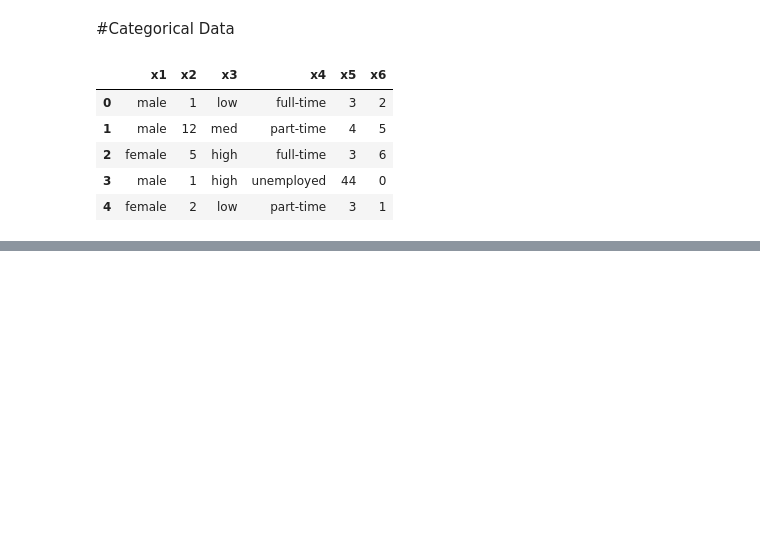
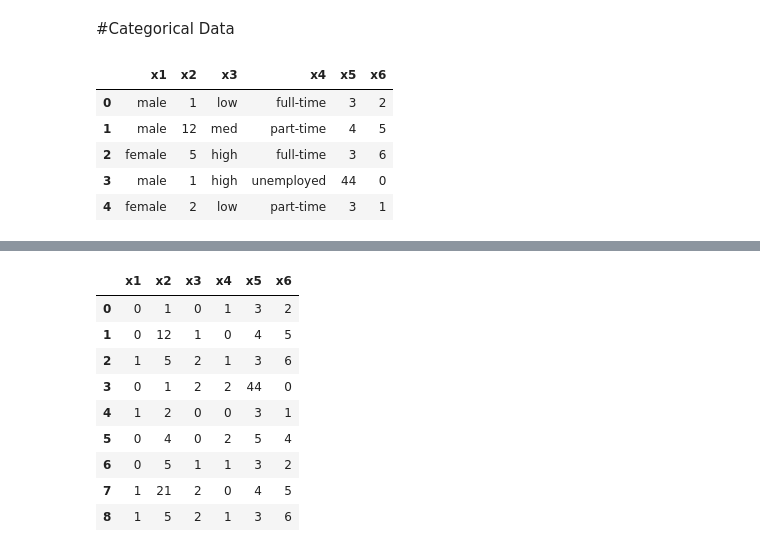
Before and after one commit to MoazzemhossainMoazz/EDGE_AI, a Jupyter notebook: Data_Preprocessing.ipynb, the cells around one changed output, grey strips where cells are left out. Drawn from its saved outputs; the diff is of its cells as text; code cells hidden in the pictures; blank space fills up the shorter version.

```diff
--- a/Data_Preprocessing.ipynb
+++ b/Data_Preprocessing.ipynb
@@ -564,9 +578,20 @@ print(data['x4'].unique())
 # %%
 data.replace({
     'x1' : {'male':0,'female': 1},
     'x3' : {'low':0, 'med':1, 'high': 2},
-    'x4' : {'part_time': 0, 'full-time': 1, 'unemployed':2}
+    'x4' : {'part-time': 0, 'full-time': 1, 'unemployed':2}
 })
+# %% [output]
+|  | x1 | x2 | x3 | x4 | x5 | x6 |
+| 0 | 0 | 1 | 0 | 1 | 3 | 2 |
+| 1 | 0 | 12 | 1 | 0 | 4 | 5 |
+| 2 | 1 | 5 | 2 | 1 | 3 | 6 |
+| 3 | 0 | 1 | 2 | 2 | 44 | 0 |
+| 4 | 1 | 2 | 0 | 0 | 3 | 1 |
+| 5 | 0 | 4 | 0 | 2 | 5 | 4 |
+| 6 | 0 | 5 | 1 | 1 | 3 | 2 |
+| 7 | 1 | 21 | 2 | 0 | 4 | 5 |
+| 8 | 1 | 5 | 2 | 1 | 3 | 6 |
 # %%
 col_means = data.mean(axis=0)
 
```
Also changed, not shown: parts of 2 cells of this notebook.
